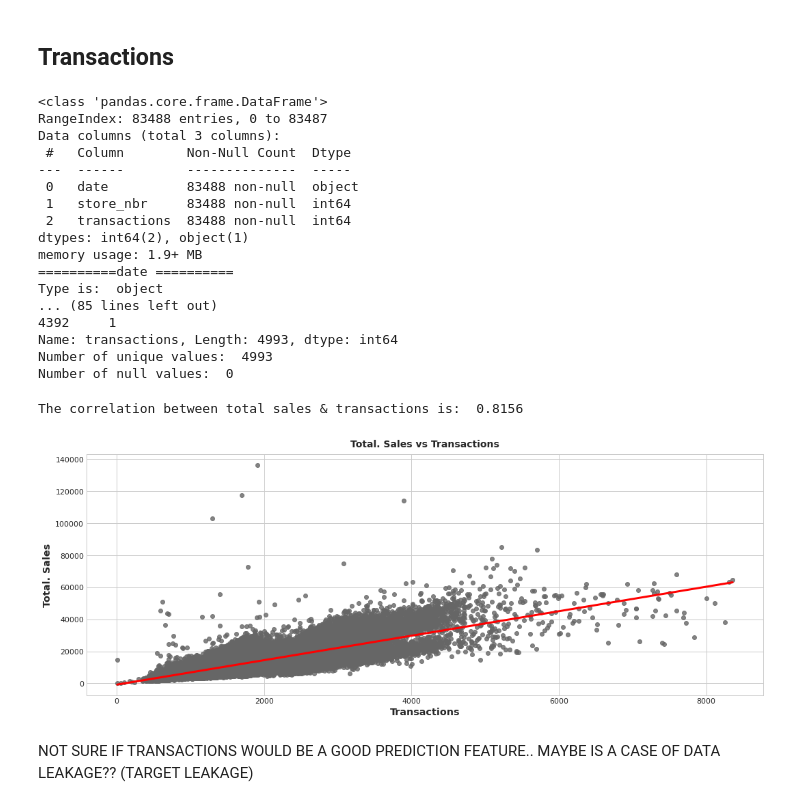
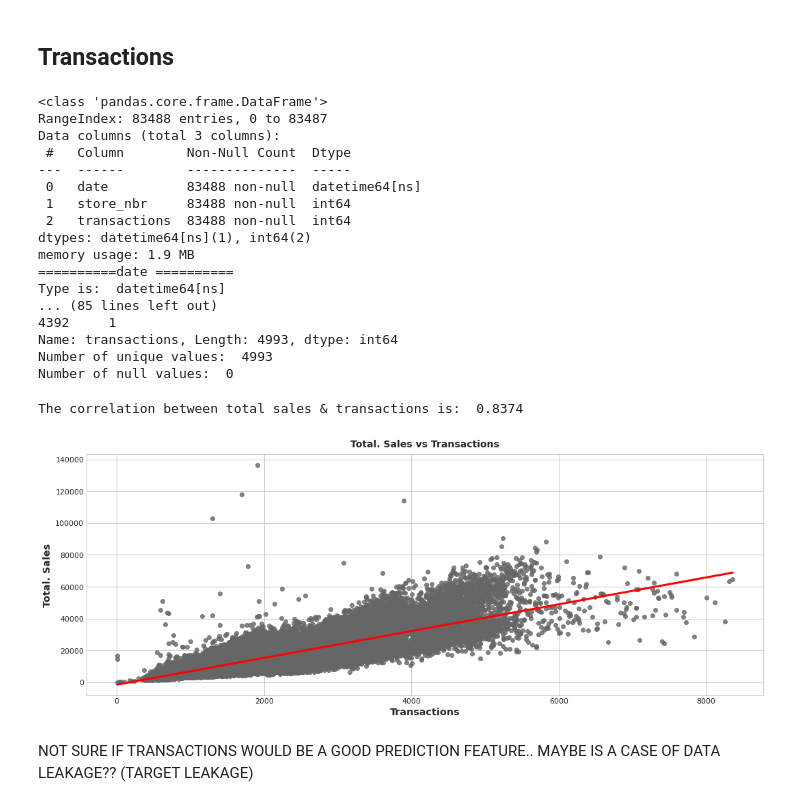
Before and after one commit to danischiavi/Kaggle_competitions, a Jupyter notebook: sales-prediction-favorita-stores.ipynb, the cells around one changed output. Drawn from its saved outputs; the diff is of its cells as text; code cells hidden in the pictures.

Commit message:
Kaggle Notebook | Sales prediction - Favorita Stores | Version 7

```diff
--- a/sales-prediction-favorita-stores.ipynb
+++ b/sales-prediction-favorita-stores.ipynb
@@ -499,6 +487,7 @@ oil_price.plot(**plot_params)
 [figure]
 # %%
-train_EDA = pd.merge(left=train_EDA, right=oil_price, on='date')
-train_EDA.rename({'dcoilwtico':'oil_price'}, axis=1, inplace=True)
+train_EDA_temp = pd.merge(left=train_EDA, right=oil_price, on='date')
+train_EDA_temp.rename({'dcoilwtico':'oil_price'}, axis=1, inplace=True)
 
-train_EDA['oil_price'] = train_EDA['oil_price'].fillna(method='ffill').fillna(method='bfill') #filling missing values
+train_EDA_temp['oil_price'] = train_EDA_temp['oil_price'].fillna(method='ffill').fillna(method='bfill') #filling missing values
+train_EDA_temp.head()
@@ -584,22 +582,23 @@ stores_info['state'] = pd.Categorical(stores_info['state'], categories=by_state.
 <a id="subsection_four_three"></a>
 ## **Transactions**
 # %%
-transactions = pd.read_csv('/kaggle/input/store-sales-time-series-forecasting/transactions.csv')
-transactions.info()
-info(transactions)
+transactions = pd.read_csv(data_dir / 'transactions.csv', parse_dates=['date'], infer_datetime_format=True)
+transactions_EDA = transactions.copy()
+transactions_EDA.info()
+info(transactions_EDA)
 # %% [output]
 <class 'pandas.core.frame.DataFrame'>
 RangeIndex: 83488 entries, 0 to 83487
 Data columns (total 3 columns):
  #   Column        Non-Null Count  Dtype
 ---  ------        --------------  -----
- 0   date          83488 non-null  object
+ 0   date          83488 non-null  datetime64[ns]
  1   store_nbr     83488 non-null  int64
  2   transactions  83488 non-null  int64
-dtypes: int64(2), object(1)
-memory usage: 1.9+ MB
+dtypes: datetime64[ns](1), int64(2)
+memory usage: 1.9 MB
 ==========date ==========
-Type is:  object
+Type is:  datetime64[ns]
 ... (85 lines left out)
 4392     1
 Name: transactions, Length: 4993, dtype: int64
@@ -610,22 +607,22 @@ transactions['date'] = pd.to_datetime(transactions['date'])
 # %%
 #Total Sales vs Transactions
-avg_sales = train_EDA.groupby(['date','store_nbr'])['sales'].sum().reset_index()
+average_sales = train_EDA.groupby(['date','store_nbr'])['sales'].sum().reset_index()
 
-temp = pd.merge(avg_sales, transactions, how = "left")
+transactions_EDA = transactions_EDA.merge(average_sales, how = "left")
 
 print('The correlation between total sales & transactions is: ',
-      np.round(temp[['sales','transactions']].corr().iloc[0,1],4),'\n')
+      np.round(transactions_EDA[['sales','transactions']].corr().iloc[0,1],4),'\n')
 
 # Plotting
-sns.regplot(data=temp,x='transactions',y='sales',ci=None,
+sns.regplot(data=transactions_EDA,x='transactions',y='sales',ci=None,
             scatter_kws={'color':'0.4'},line_kws={'color':'red','linewidth':3})
 plt.xlabel('Transactions')
 plt.ylabel('Total. Sales')
 plt.title('Total. Sales vs Transactions')
 plt.show()
 # %% [output]
-The correlation between total sales & transactions is:  0.8156
+The correlation between total sales & transactions is:  0.8374
-[figure, old version]
+[figure, new version]
 # %% [markdown]
 NOT SURE IF TRANSACTIONS WOULD BE A GOOD PREDICTION FEATURE.. MAYBE IS A CASE OF DATA LEAKAGE?? (TARGET LEAKAGE)
 # %% [markdown]
```
Also changed, not shown: parts of 55 cells of this notebook.
